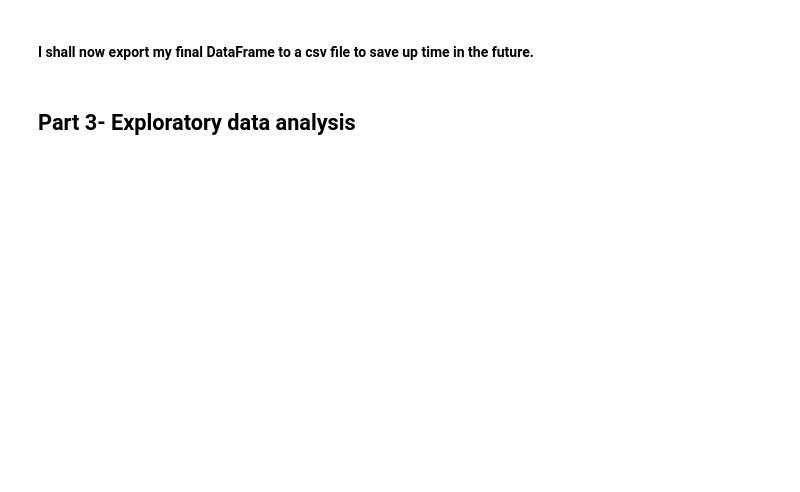
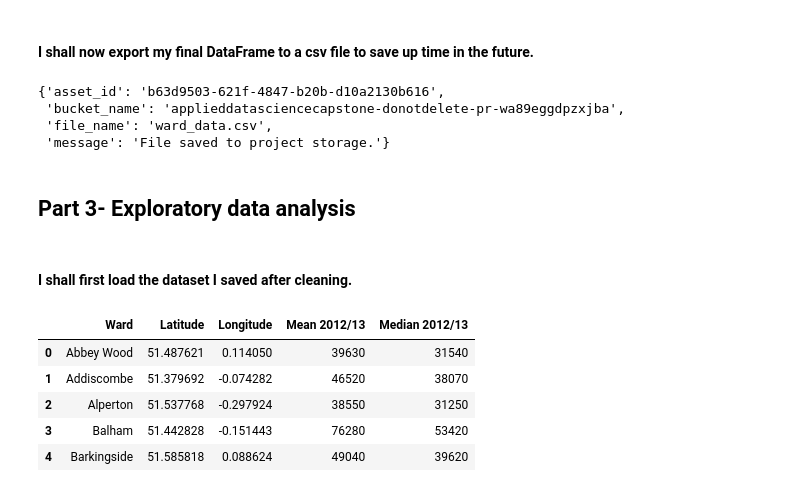
Before and after one commit to blancahuergo/AppliedDataScienceCapstone, a Jupyter notebook: Week 5 Notebook.ipynb, the cells around one changed output. Saved outputs shown, nothing was run; the diff lists cells and outputs as text; code cells hidden in the pictures; blank space fills up the shorter version.

```diff
--- a/Week 5 Notebook.ipynb
+++ b/Week 5 Notebook.ipynb
@@ -494,2 +454,22 @@ final_df.to_csv("ward_data.csv")
+# %%
+project.save_data(data = final_df.to_csv(index=False), file_name="ward_data.csv", overwrite=True)
+# %% [output]
+{'asset_id': 'b63d9503-621f-4847-b20b-d10a2130b616',
+ 'bucket_name': 'applieddatasciencecapstone-donotdelete-pr-wa89eggdpzxjba',
+ 'file_name': 'ward_data.csv',
+ 'message': 'File saved to project storage.'}
 # %% [markdown]
 ## Part 3- Exploratory data analysis
+# %% [markdown]
+#### I shall first load the dataset I saved after cleaning.
+# %%
+imported_df = pd.read_csv(project.get_file("ward_data.csv"))
+# %%
+imported_df.head()
+# %% [output]
+|  | Ward | Latitude | Longitude | Mean 2012/13 | Median 2012/13 |
+| 0 | Abbey Wood | 51.487621 | 0.114050 | 39630 | 31540 |
+| 1 | Addiscombe | 51.379692 | -0.074282 | 46520 | 38070 |
+| 2 | Alperton | 51.537768 | -0.297924 | 38550 | 31250 |
+| 3 | Balham | 51.442828 | -0.151443 | 76280 | 53420 |
+| 4 | Barkingside | 51.585818 | 0.088624 | 49040 | 39620 |
```
Also changed, not shown: parts of 14 cells of this notebook.
